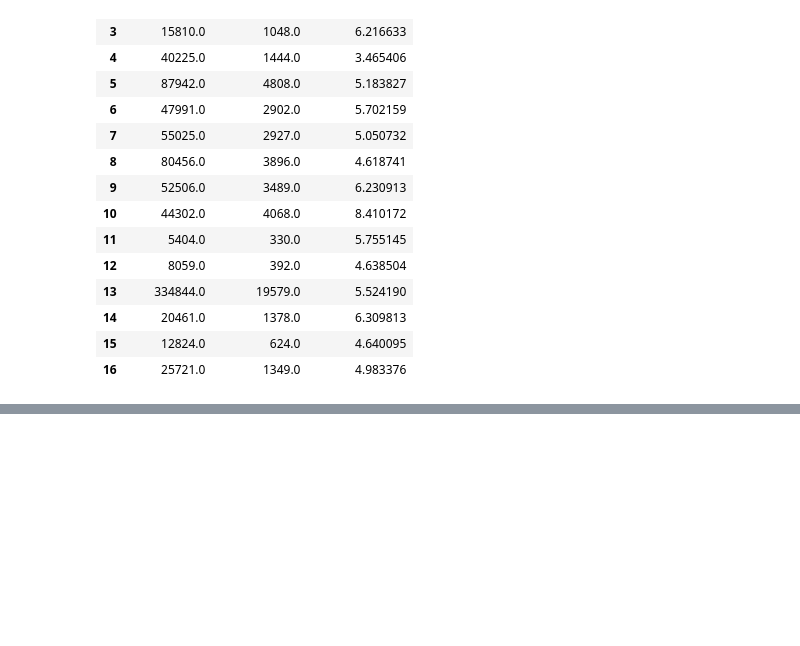
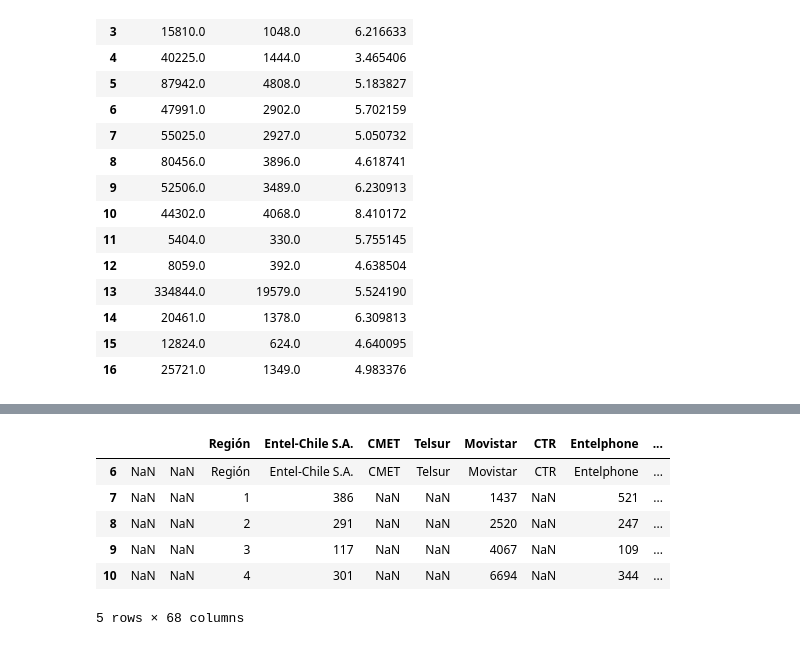
Before and after one commit to MarceVU/Proyecto---Cs-de-Datos, a Jupyter notebook: Proyecto.ipynb, the cells around one changed output, grey strips where cells are left out. Saved outputs shown, nothing was run; the diff lists cells and outputs as text; code cells hidden in the pictures; blank space fills up the shorter version.

```diff
--- a/Proyecto.ipynb
+++ b/Proyecto.ipynb
@@ -277,0 +314,23 @@ desempeño_df
+# %%
+names = []
+for a in excel.keys():
+    names.append(str(excel[a][6]))
+
+dicti = {}
+cont = 0
+for a in excel.keys():
+    if cont == 0 or cont == 1:
+        dicti[a] = ''
+    else:
+        dicti[a] = names[cont]
+    cont += 1
+excel = excel.rename(dicti, axis = 'columns')
+excel.head()
+# %% [output]
+|  |  |  | Región | Entel-Chile S.A. | CMET | Telsur | Movistar | CTR | Entelphone | ... |
+| 6 | NaN | NaN | Región | Entel-Chile S.A. | CMET | Telsur | Movistar | CTR | Entelphone | ... |
+| 7 | NaN | NaN | 1 | 386 | NaN | NaN | 1437 | NaN | 521 | ... |
+| 8 | NaN | NaN | 2 | 291 | NaN | NaN | 2520 | NaN | 247 | ... |
+| 9 | NaN | NaN | 3 | 117 | NaN | NaN | 4067 | NaN | 109 | ... |
+| 10 | NaN | NaN | 4 | 301 | NaN | NaN | 6694 | NaN | 344 | ... |
+5 rows × 68 columns
```
Also changed, not shown: parts of 6 cells of this notebook.
